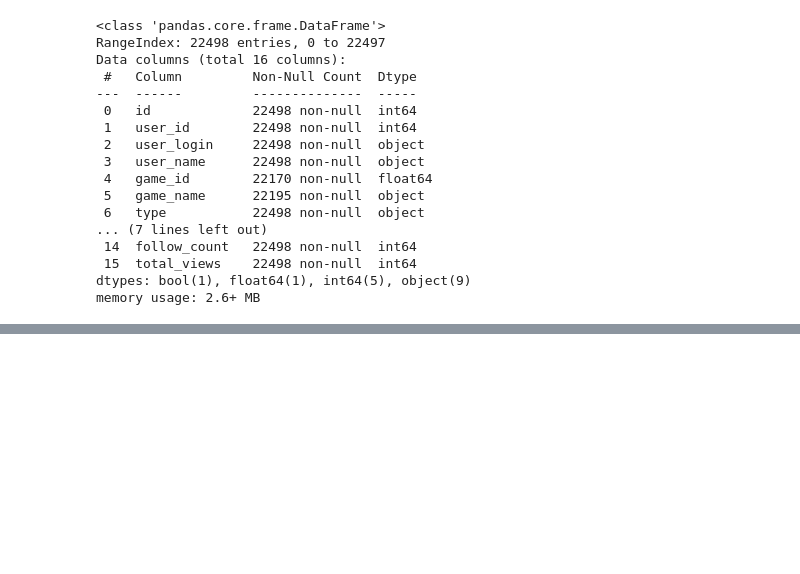
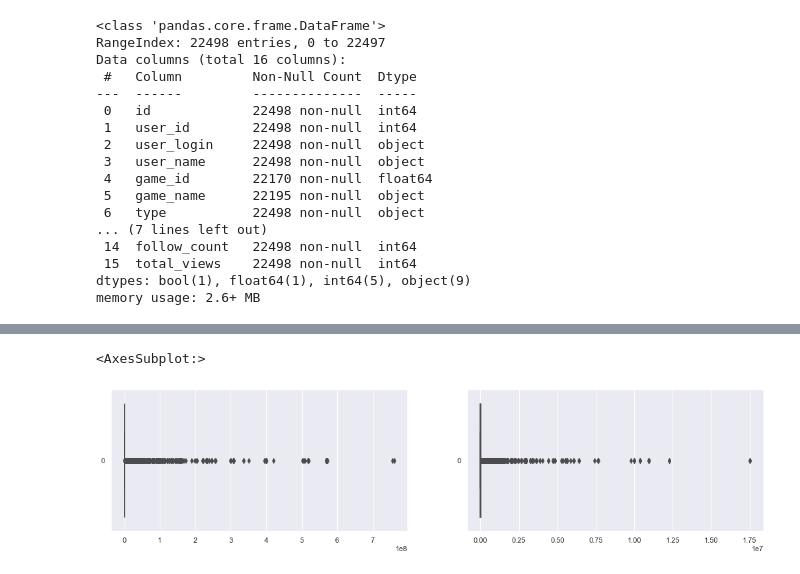
Before and after one commit to whysilon/SC1015proj, a Jupyter notebook: Twitch_SERIOUS.ipynb, the cells around one changed output, grey strips where cells are left out. Drawn from its saved outputs; the diff is of its cells as text; code cells hidden in the pictures; blank space fills up the shorter version.

```diff
--- a/Twitch_SERIOUS.ipynb
+++ b/Twitch_SERIOUS.ipynb
@@ -43,0 +82,8 @@ memory usage: 2.6+ MB
+# %%
+# Numeric Predictors plots
+f, axes = plt.subplots(1, 2, figsize=(18, 4))
+sb.boxplot(data = twitchdata['total_views'], orient = "h", ax = axes[0])
+sb.boxplot(data = twitchdata['follow_count'], orient = 'h', ax = axes[1])
+# %% [output]
+<AxesSubplot:>
+[figure, added]
```
Also changed, not shown: parts of 48 cells of this notebook.
